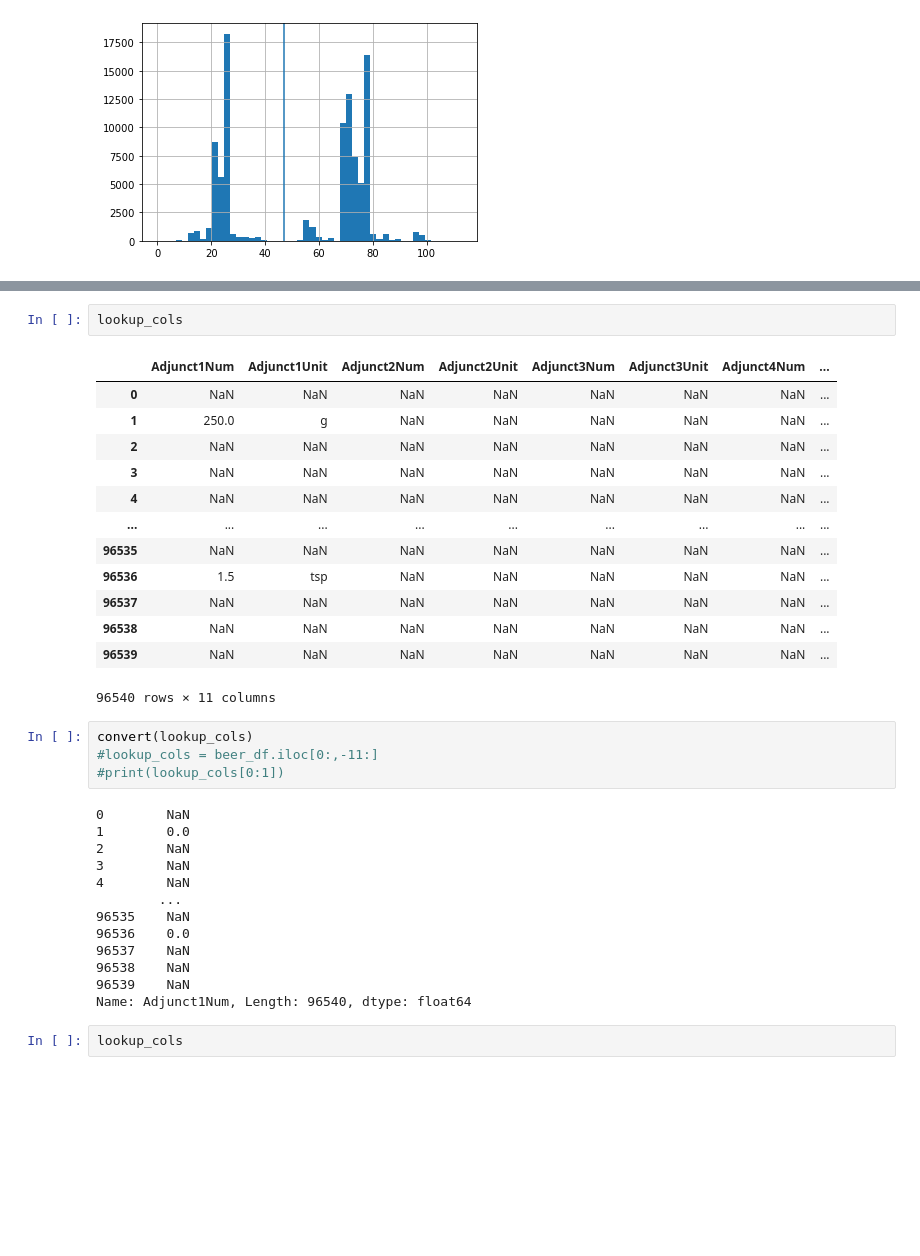
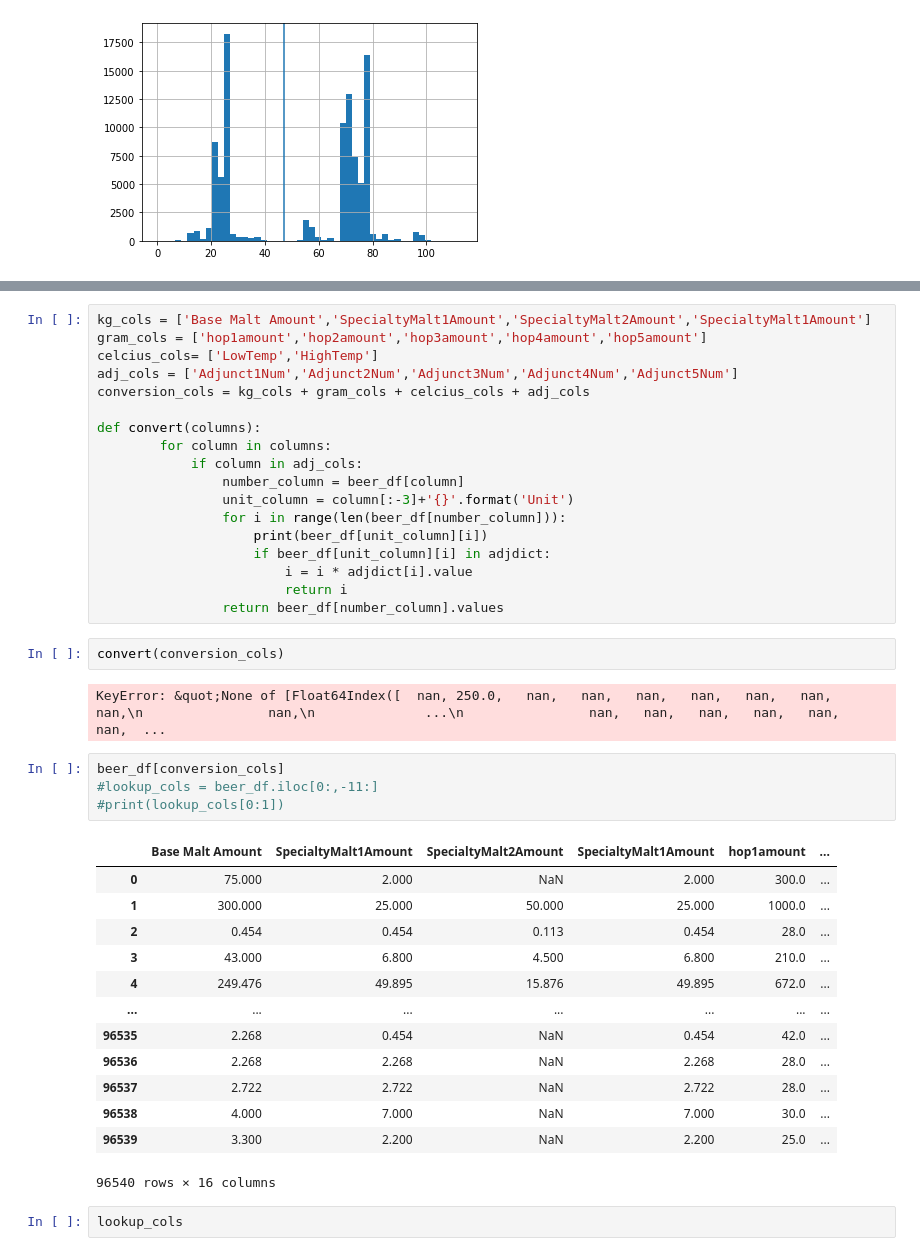
Before and after one commit to mlsm76/Beer_Generation, a Jupyter notebook: contributor/kevin/conversions/Unit Conversion and Cluster Analysis.ipynb, the cells around one changed output, grey strips where cells are left out. Drawn from its saved outputs; the diff is of its cells as text; blank space fills up the shorter version.

Commit message:
updates conversion function

```diff
--- a/contributor/kevin/conversions/Unit Conversion and Cluster Analysis.ipynb
+++ b/contributor/kevin/conversions/Unit Conversion and Cluster Analysis.ipynb
@@ -166,36 +139,43 @@ def convert(cols):
-# %%
-lookup_cols
-# %% [output]
-|  | Adjunct1Num | Adjunct1Unit | Adjunct2Num | Adjunct2Unit | Adjunct3Num | Adjunct3Unit | Adjunct4Num | ... |
-| 0 | NaN | NaN | NaN | NaN | NaN | NaN | NaN | ... |
-| 1 | 250.0 | g | NaN | NaN | NaN | NaN | NaN | ... |
-| 2 | NaN | NaN | NaN | NaN | NaN | NaN | NaN | ... |
-| 3 | NaN | NaN | NaN | NaN | NaN | NaN | NaN | ... |
-| 4 | NaN | NaN | NaN | NaN | NaN | NaN | NaN | ... |
-| ... | ... | ... | ... | ... | ... | ... | ... | ... |
-| 96535 | NaN | NaN | NaN | NaN | NaN | NaN | NaN | ... |
-| 96536 | 1.5 | tsp | NaN | NaN | NaN | NaN | NaN | ... |
-| 96537 | NaN | NaN | NaN | NaN | NaN | NaN | NaN | ... |
-| 96538 | NaN | NaN | NaN | NaN | NaN | NaN | NaN | ... |
-| 96539 | NaN | NaN | NaN | NaN | NaN | NaN | NaN | ... |
-96540 rows × 11 columns
+# %%
+kg_cols = ['Base Malt Amount','SpecialtyMalt1Amount','SpecialtyMalt2Amount','SpecialtyMalt1Amount']
+gram_cols = ['hop1amount','hop2amount','hop3amount','hop4amount','hop5amount']
+celcius_cols= ['LowTemp','HighTemp']
+adj_cols = ['Adjunct1Num','Adjunct2Num','Adjunct3Num','Adjunct4Num','Adjunct5Num']
+conversion_cols = kg_cols + gram_cols + celcius_cols + adj_cols
+
+def convert(columns):
+        for column in columns:
+            if column in adj_cols:
+                number_column = beer_df[column]
+                unit_column = column[:-3]+'{}'.format('Unit')
+                for i in range(len(beer_df[number_column])):
+                    print(beer_df[unit_column][i])
+                    if beer_df[unit_column][i] in adjdict:
+                        i = i * adjdict[i].value
+                        return i
+                return beer_df[number_column].values
+# %%
+convert(conversion_cols)
+# %% [output]
+KeyError: &quot;None of [Float64Index([  nan, 250.0,   nan,   nan,   nan,   nan,   nan,   nan,   nan,\n                nan,\n              ...\n                nan,   nan,   nan,   nan,   nan,   nan,  ...
 # %%
-convert(lookup_cols)
+beer_df[conversion_cols]
 #lookup_cols = beer_df.iloc[0:,-11:]
 #print(lookup_cols[0:1])
 # %% [output]
+|  | Base Malt Amount | SpecialtyMalt1Amount | SpecialtyMalt2Amount | SpecialtyMalt1Amount | hop1amount | ... |
+| 0 | 75.000 | 2.000 | NaN | 2.000 | 300.0 | ... |
+| 1 | 300.000 | 25.000 | 50.000 | 25.000 | 1000.0 | ... |
+| 2 | 0.454 | 0.454 | 0.113 | 0.454 | 28.0 | ... |
+| 3 | 43.000 | 6.800 | 4.500 | 6.800 | 210.0 | ... |
+| 4 | 249.476 | 49.895 | 15.876 | 49.895 | 672.0 | ... |
+| ... | ... | ... | ... | ... | ... | ... |
+| 96535 | 2.268 | 0.454 | NaN | 0.454 | 42.0 | ... |
+| 96536 | 2.268 | 2.268 | NaN | 2.268 | 28.0 | ... |
+| 96537 | 2.722 | 2.722 | NaN | 2.722 | 28.0 | ... |
+| 96538 | 4.000 | 7.000 | NaN | 7.000 | 30.0 | ... |
+| 96539 | 3.300 | 2.200 | NaN | 2.200 | 25.0 | ... |
-0        NaN
-1        0.0
-2        NaN
-3        NaN
-4        NaN
-        ...
-96535    NaN
-96536    0.0
-96537    NaN
-96538    NaN
-96539    NaN
-Name: Adjunct1Num, Length: 96540, dtype: float64
+96540 rows × 16 columns
 # %%
 lookup_cols
 # %% [output]
```
Also changed, not shown: parts of 3 cells of this notebook.
